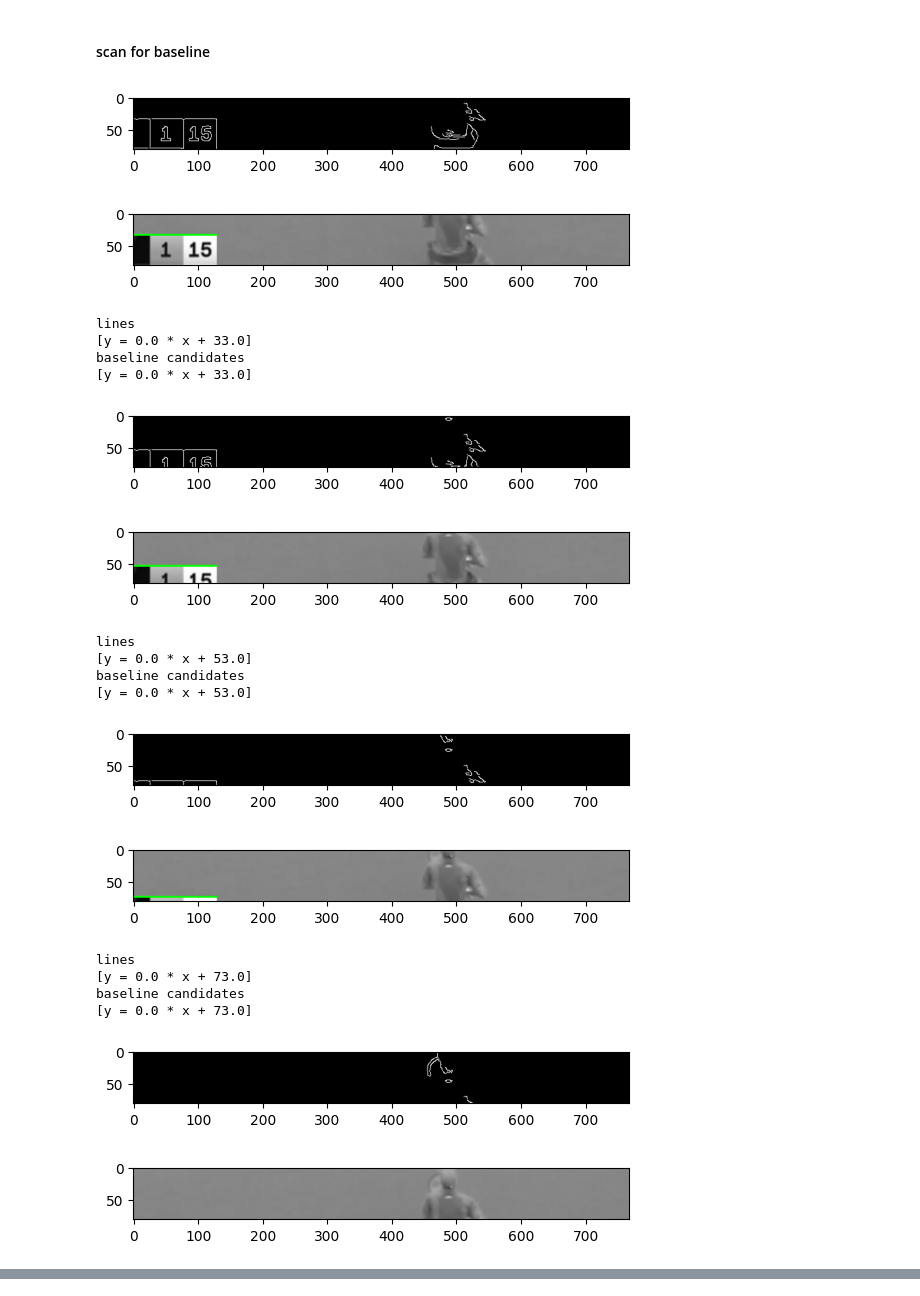
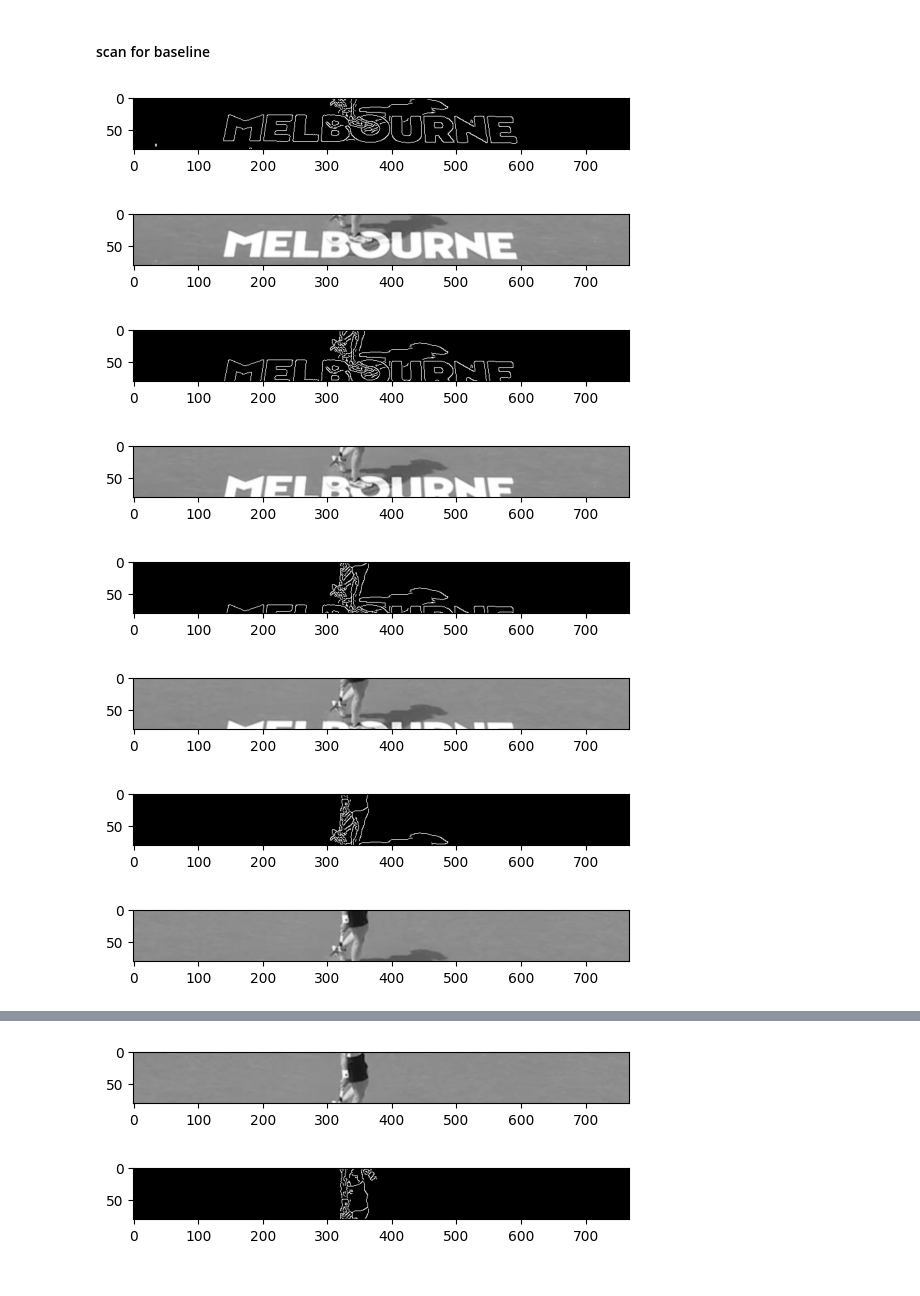
Before and after one commit to polymorvic/tennis-court-detection, a Jupyter notebook: notebooks/roi copy.ipynb, the cells around one changed output, grey strips where cells are left out. Saved outputs shown, nothing was run; the diff lists cells and outputs as text; code cells hidden in the pictures.

```diff
--- a/notebooks/roi copy.ipynb
+++ b/notebooks/roi copy.ipynb
@@ -12,7 +15,7 @@ from cvgeomkit.utils.plotting import display_img
 get_debug_mode()
 set_debug_mode(True)
 # %%
-path = '../data/pics/06_03.png'
+path = '../data/pics/01_01.png' # '../data/pics/05_10.png'     # '../data/pics/10_06.png'
 # path = '../data/pics/skip/skip_01_35.png'
 img = read_image_as_numpyimage(path)
 display_img(img)
@@ -32,43 +41,34 @@ canny_lower_thresh = params.detection_params.baseline.canny_lower_thresh
 canny_upper_thresh = params.detection_params.baseline.canny_upper_thresh
 hough_thresh = params.detection_params.baseline.hough_thresh
 min_line_len_ratio = params.detection_params.baseline.min_line_len_ratio
+min_line_len_ensure_ratio = params.detection_params.baseline.min_line_len_ensure_ratio
 min_line_gap_px = params.detection_params.baseline.min_line_gap_px
 h_line_slope_tolerance = params.detection_params.baseline.h_line_slope_tolerance
+h_delta_ensure_px = params.detection_params.baseline.h_delta_ensure_px
 # %%
 detector = CourtDetector(img, crop_center_ratio, roi_h_px, step_px)
 baseline = detector.scan_for_baseline(
     warmup,
     canny_lower_thresh,
     canny_upper_thresh,
     hough_thresh,
     min_line_len_ratio,
+    min_line_len_ensure_ratio,
     min_line_gap_px,
     h_line_slope_tolerance
 )
 
 if baseline is not None:
     p1, p2 = baseline.limit_to_img(img)
     img_copy = img.copy()
     cv2.line(img_copy, p1, p2, (0, 255, 0), 2)
     display_img(img_copy)
 # %% [output]
-[figure, old version]
+[figure, new version]
-[figure, old version]
+[figure, new version]
-lines
-[y = 0.0 * x + 33.0]
-baseline candidates
-[y = 0.0 * x + 33.0]
-[figure, old version]
+[figure, new version]
-[figure, old version]
+[figure, new version]
-lines
-[y = 0.0 * x + 53.0]
-baseline candidates
-[y = 0.0 * x + 53.0]
-[figure, old version]
+[figure, new version]
-[figure, old version]
+[figure, new version]
-lines
-[y = 0.0 * x + 73.0]
-baseline candidates
-[y = 0.0 * x + 73.0]
-[figure, old version]
+[figure, new version]
-[figure, old version]
+[figure, new version]
@@ -76,0 +76,2 @@ baseline candidates
+[figure, added]
+[figure, added]
```
Also changed, not shown: parts of 13 cells of this notebook, 1 other file.
